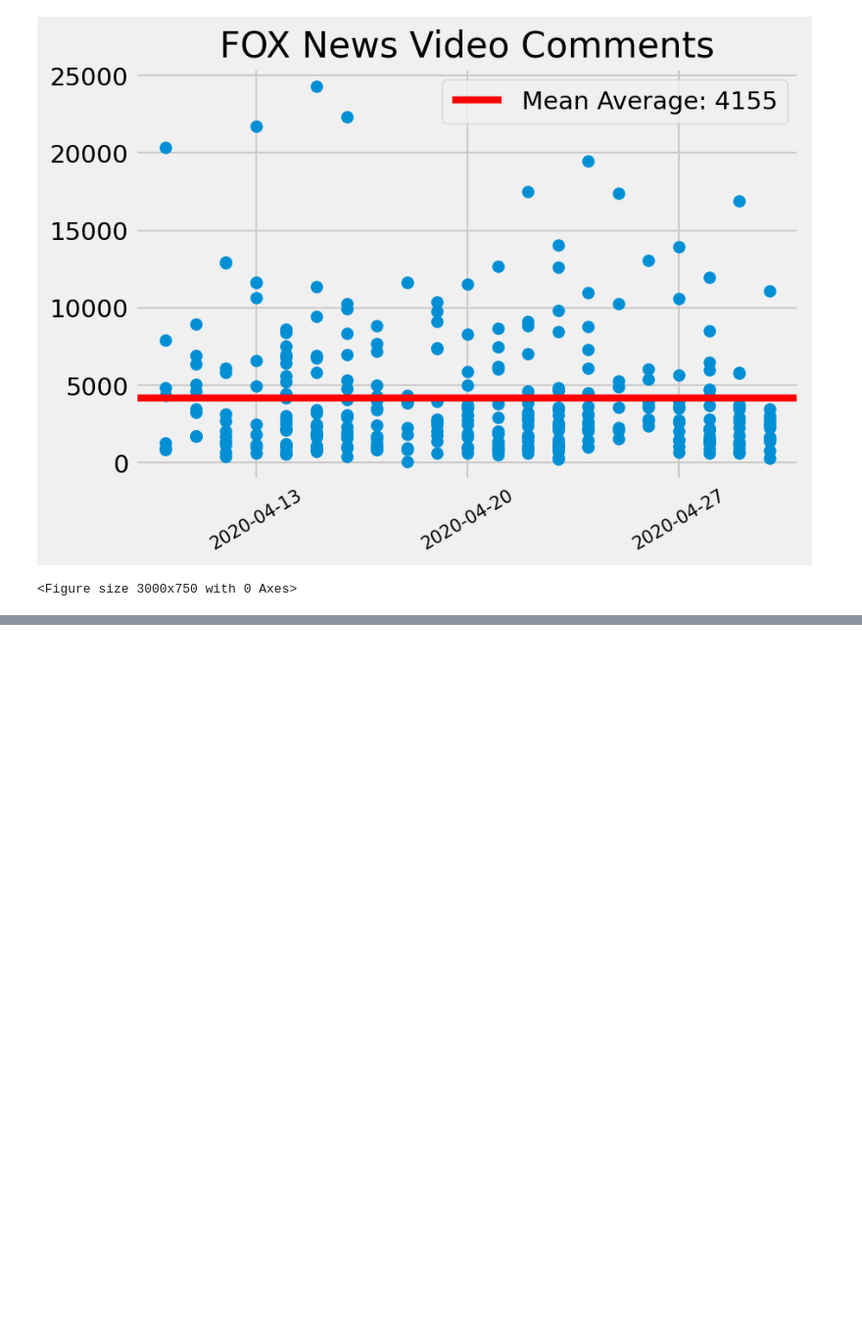
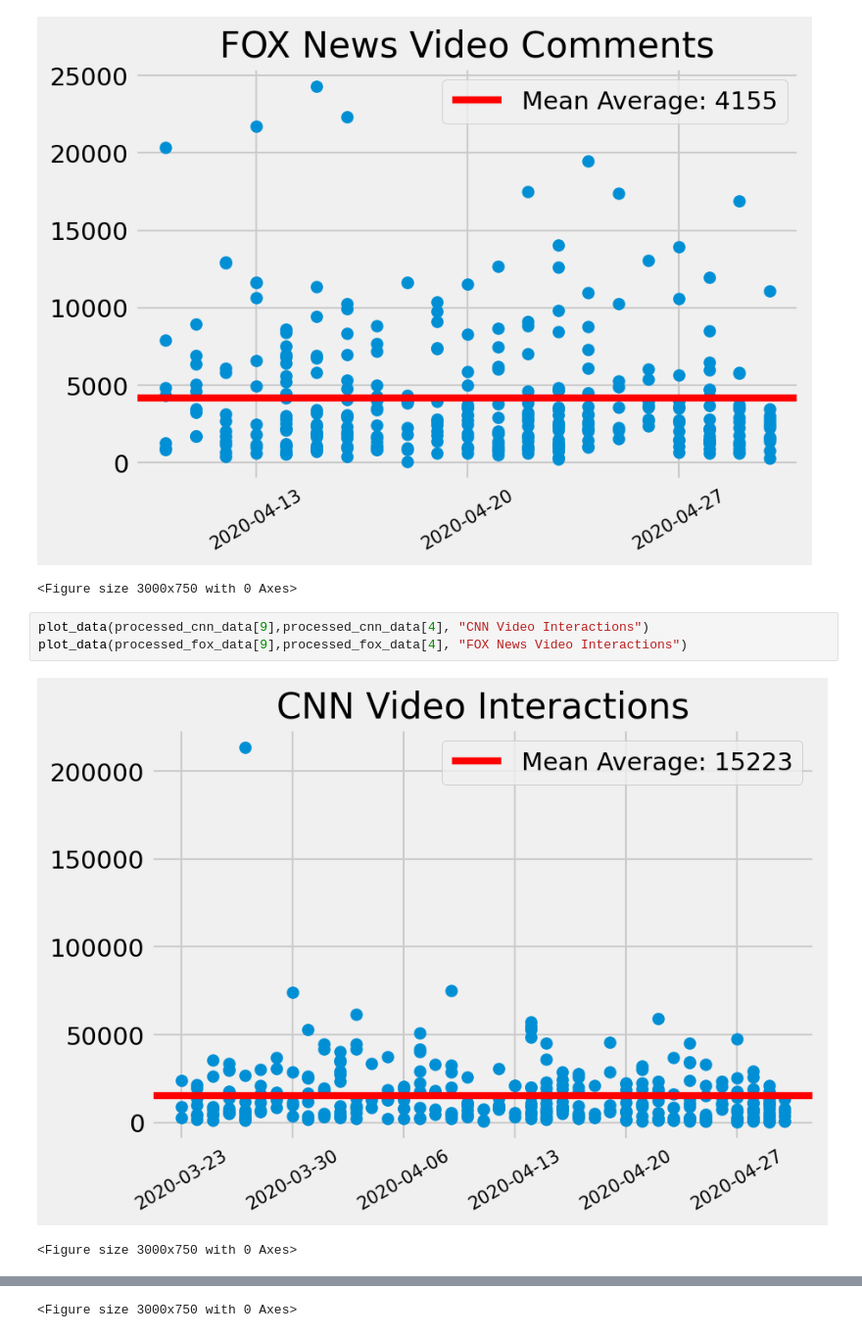
Before and after one commit to JaredRPrior/Youtube-Data-API, a Jupyter notebook: youtube-data-api(most recent).ipynb, the cells around one changed output, grey strips where cells are left out. Shown at 98% size. Cells and saved outputs as stored; diff of their text form; blank space fills up the shorter version.

```diff
--- a/youtube-data-api(most recent).ipynb
+++ b/youtube-data-api(most recent).ipynb
@@ -258,3 +261,9 @@ plot_data(processed_fox_data[2],processed_fox_data[4], "FOX News Video Comments"
 <Figure size 3000x750 with 0 Axes>
 [figure]
 <Figure size 3000x750 with 0 Axes>
+# %%
+plot_data(processed_cnn_data[9],processed_cnn_data[4], "CNN Video Interactions")
+plot_data(processed_fox_data[9],processed_fox_data[4], "FOX News Video Interactions")
+# %% [output]
+[figure, added]
+<Figure size 3000x750 with 0 Axes>
@@ -260,0 +271 @@ plot_data(processed_fox_data[2],processed_fox_data[4], "FOX News Video Comments"
+<Figure size 3000x750 with 0 Axes>
```
Also changed, not shown: parts of 4 cells of this notebook.
